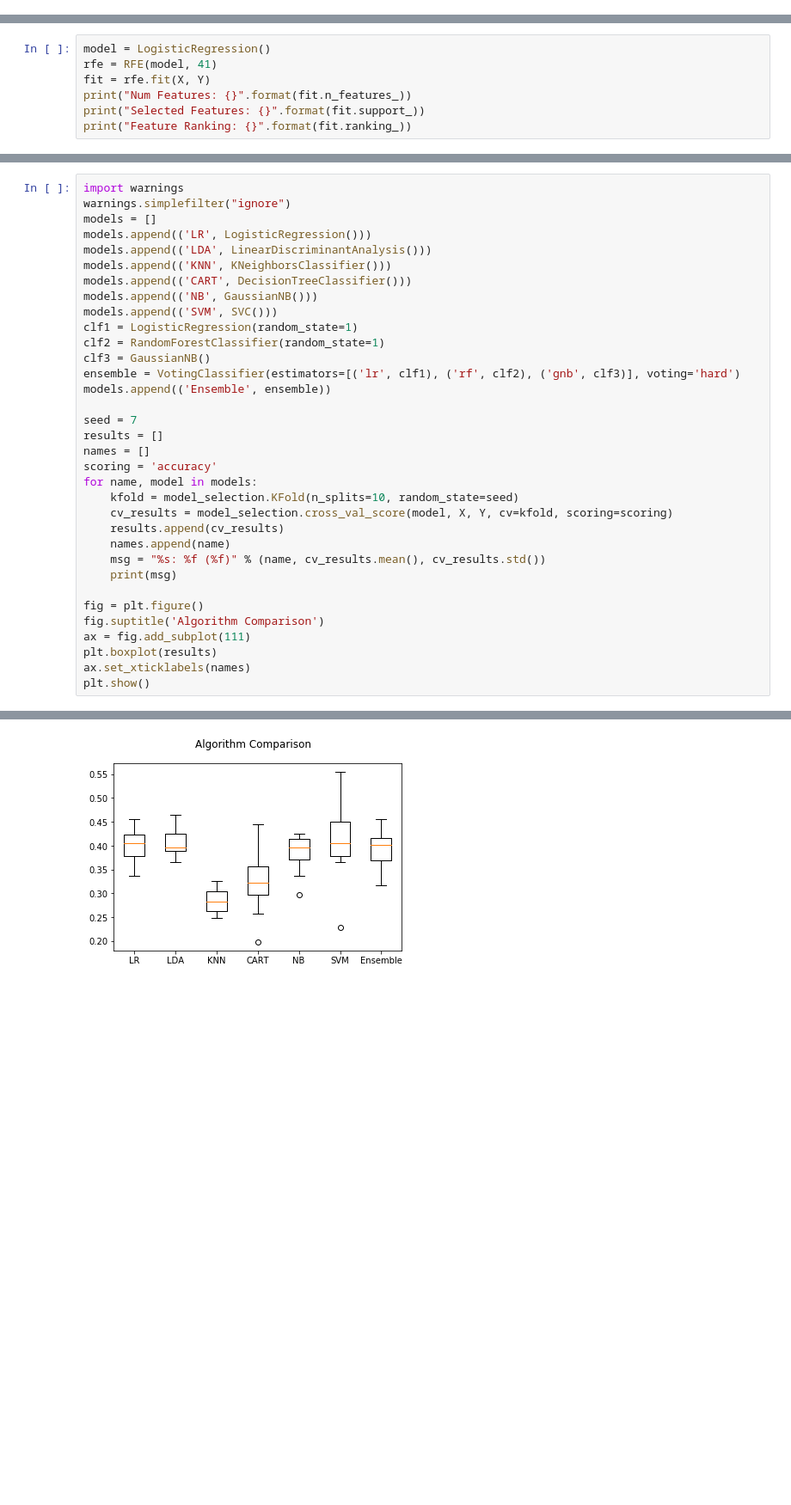
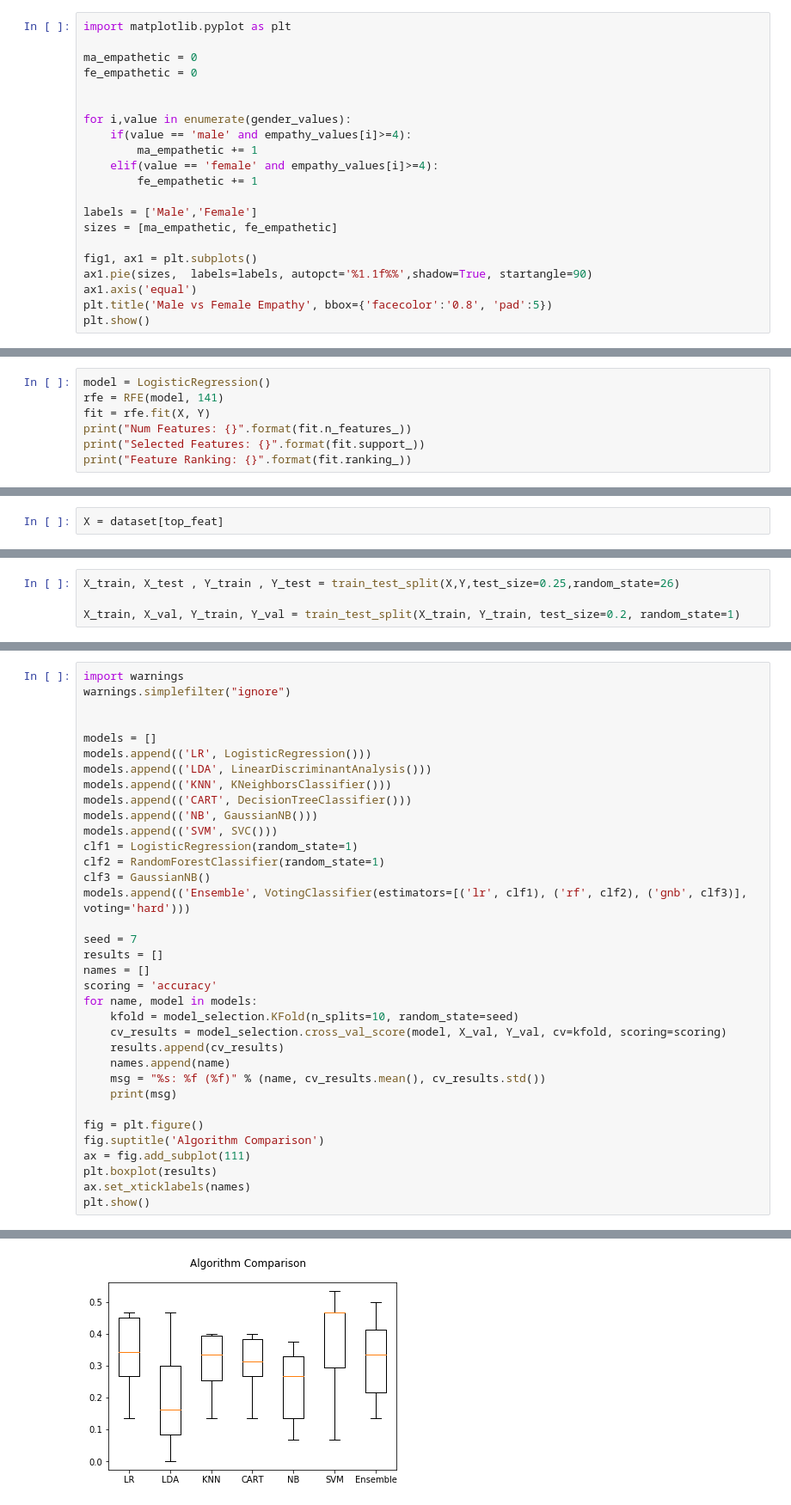
Before and after one commit to kvkadakia/Machine-Learning-Project, a Jupyter notebook: empathy_prediction.ipynb, the cells around one changed output, grey strips where cells are left out. Shown: that part at 86% size. Drawn from its saved outputs; the diff is of its cells as text; blank space fills up the shorter version.

```diff
--- a/empathy_prediction.ipynb
+++ b/empathy_prediction.ipynb
@@ -63,0 +80,21 @@ Y = dataset[['Empathy']]
+# %%
+import matplotlib.pyplot as plt
+
+ma_empathetic = 0
+fe_empathetic = 0
+
+
+for i,value in enumerate(gender_values):
+    if(value == 'male' and empathy_values[i]>=4):
+        ma_empathetic += 1
+    elif(value == 'female' and empathy_values[i]>=4):
+        fe_empathetic += 1
+
+labels = ['Male','Female']
+sizes = [ma_empathetic, fe_empathetic]
+
+fig1, ax1 = plt.subplots()
+ax1.pie(sizes,  labels=labels, autopct='%1.1f%%',shadow=True, startangle=90)
+ax1.axis('equal')
+plt.title('Male vs Female Empathy', bbox={'facecolor':'0.8', 'pad':5})
+plt.show()
@@ -73,6 +112,6 @@ You can further change the values of the number of attributes(10 in this case) b
 # %%
 model = LogisticRegression()
-rfe = RFE(model, 41)
+rfe = RFE(model, 141)
 fit = rfe.fit(X, Y)
 print("Num Features: {}".format(fit.n_features_))
 print("Selected Features: {}".format(fit.support_))
@@ -125,0 +167,2 @@ print(top_feat)
+# %%
+X = dataset[top_feat]
@@ -125,0 +173,4 @@ print(top_feat)
+# %%
+X_train, X_test , Y_train , Y_test = train_test_split(X,Y,test_size=0.25,random_state=26)
+
+X_train, X_val, Y_train, Y_val = train_test_split(X_train, Y_train, test_size=0.2, random_state=1)
@@ -139,6 +213,8 @@ Below I have plotted the box and whisker plots to compare the models
 # %%
 import warnings
 warnings.simplefilter("ignore")
+
+
 models = []
 models.append(('LR', LogisticRegression()))
 models.append(('LDA', LinearDiscriminantAnalysis()))
@@ -149,8 +225,7 @@ models.append(('SVM', SVC()))
 clf1 = LogisticRegression(random_state=1)
 clf2 = RandomForestClassifier(random_state=1)
 clf3 = GaussianNB()
-ensemble = VotingClassifier(estimators=[('lr', clf1), ('rf', clf2), ('gnb', clf3)], voting='hard')
-models.append(('Ensemble', ensemble))
+models.append(('Ensemble', VotingClassifier(estimators=[('lr', clf1), ('rf', clf2), ('gnb', clf3)], voting='hard')))
 
 seed = 7
 results = []
@@ -158,7 +233,7 @@ names = []
 scoring = 'accuracy'
 for name, model in models:
     kfold = model_selection.KFold(n_splits=10, random_state=seed)
-    cv_results = model_selection.cross_val_score(model, X, Y, cv=kfold, scoring=scoring)
+    cv_results = model_selection.cross_val_score(model, X_val, Y_val, cv=kfold, scoring=scoring)
     results.append(cv_results)
     names.append(name)
     msg = "%s: %f (%f)" % (name, cv_results.mean(), cv_results.std())
@@ -181 +256 @@ Ensemble: 0.391089 (0.040157)
-[figure, old version]
+[figure, new version]
```
Also changed, not shown: parts of 31 cells of this notebook, 3 other files.
